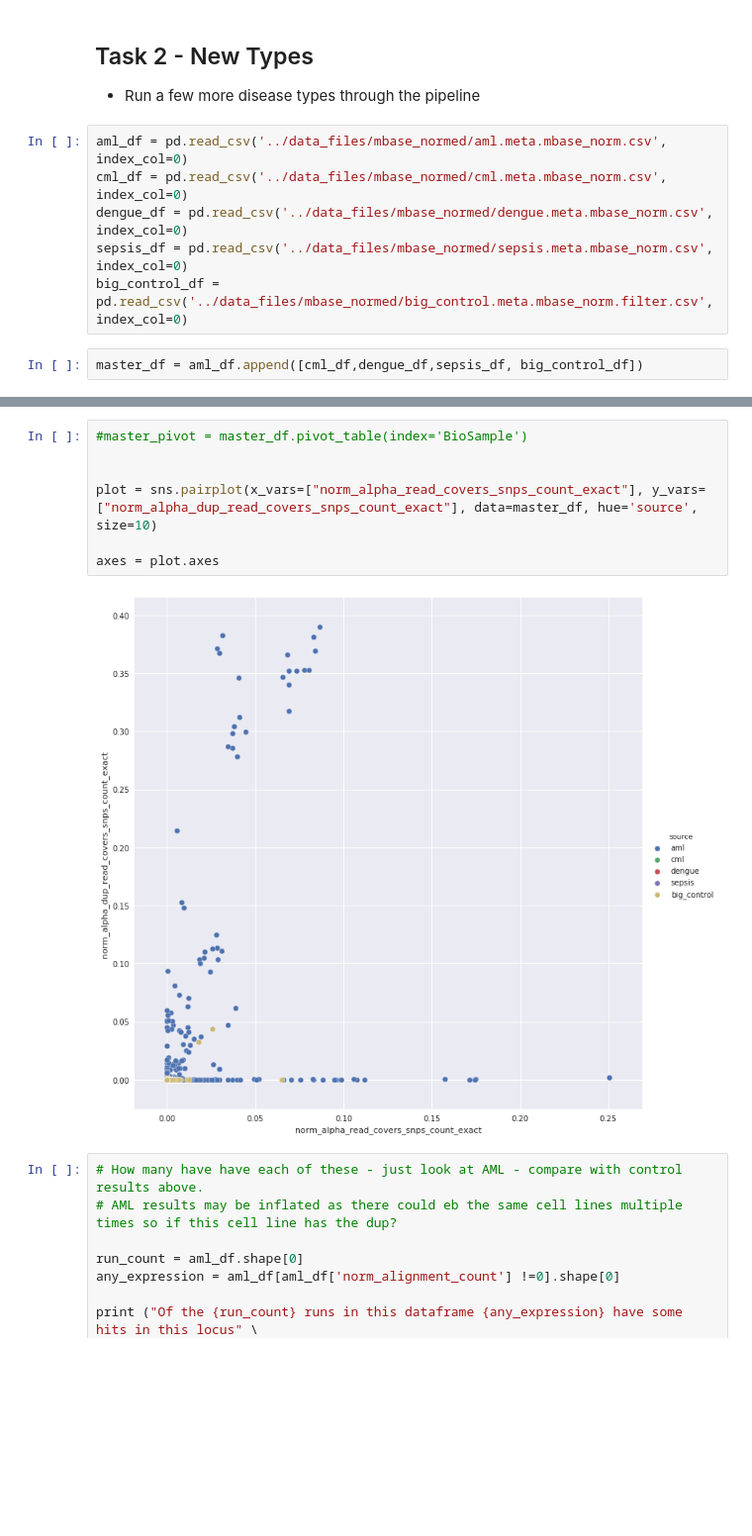
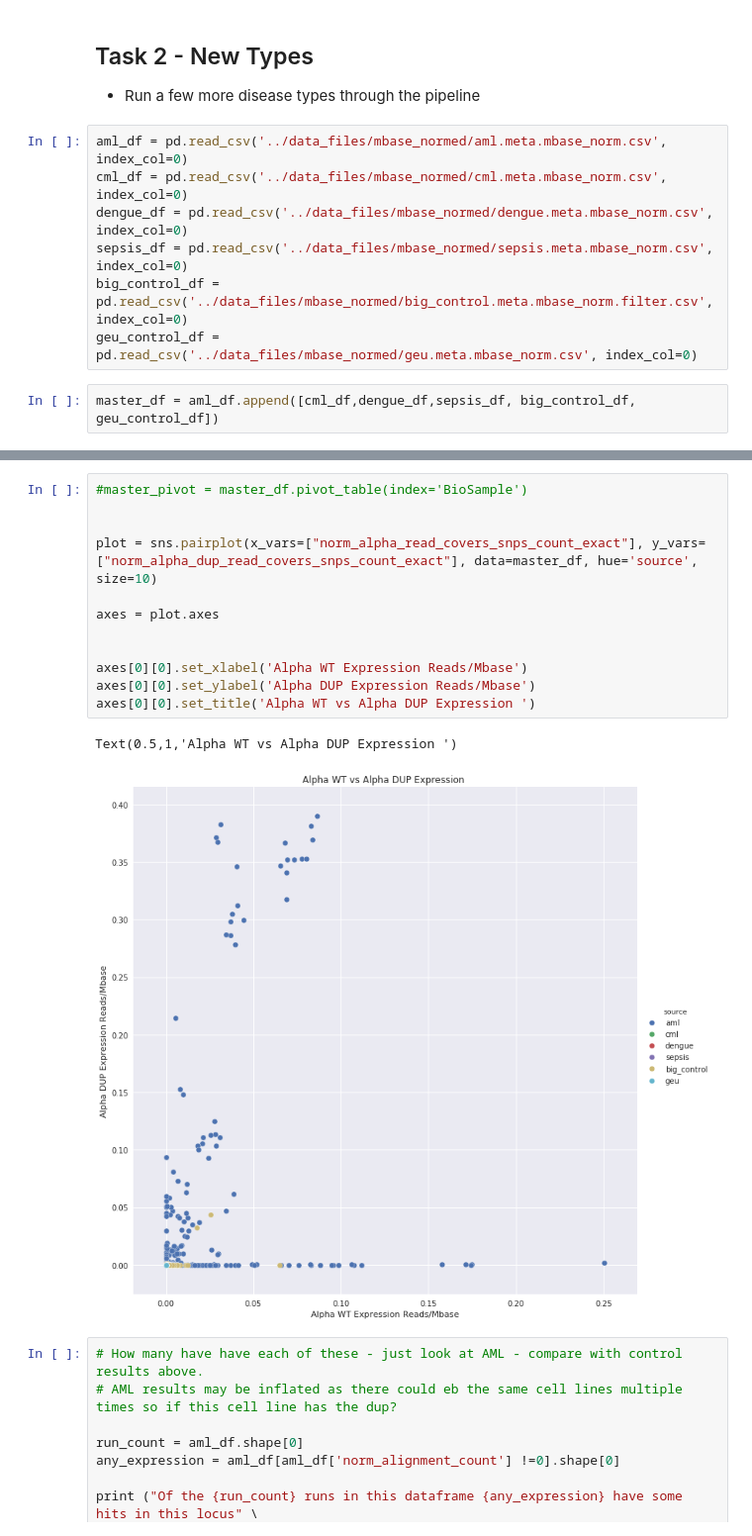
Before and after one commit to NCBI-Hackathons/Tryptase_Duplication, a Jupyter notebook: analysis/notebooks/analysis_for_final_meeting.ipynb, the cells around one changed output, grey strips where cells are left out. Shown: that part at 99% size. Cells and saved outputs as stored; diff of their text form; blank space fills up the shorter version.

```diff
--- a/analysis/notebooks/analysis_for_final_meeting.ipynb
+++ b/analysis/notebooks/analysis_for_final_meeting.ipynb
@@ -330,8 +330,9 @@ cml_df = pd.read_csv('../data_files/mbase_normed/cml.meta.mbase_norm.csv', index
 dengue_df = pd.read_csv('../data_files/mbase_normed/dengue.meta.mbase_norm.csv', index_col=0)
 sepsis_df = pd.read_csv('../data_files/mbase_normed/sepsis.meta.mbase_norm.csv', index_col=0)
 big_control_df = pd.read_csv('../data_files/mbase_normed/big_control.meta.mbase_norm.filter.csv', index_col=0)
+geu_control_df = pd.read_csv('../data_files/mbase_normed/geu.meta.mbase_norm.csv', index_col=0)
 # %%
-master_df = aml_df.append([cml_df,dengue_df,sepsis_df, big_control_df])
+master_df = aml_df.append([cml_df,dengue_df,sepsis_df, big_control_df, geu_control_df])
 # %%
 #How many of each type do we have?
 fig, ax = plt.subplots(figsize=(8,8))
@@ -358,12 +359,18 @@ plt.tight_layout()
 # %%
 #master_pivot = master_df.pivot_table(index='BioSample')
 
 
 plot = sns.pairplot(x_vars=["norm_alpha_read_covers_snps_count_exact"], y_vars=["norm_alpha_dup_read_covers_snps_count_exact"], data=master_df, hue='source', size=10)
 
 axes = plot.axes
+
+
+axes[0][0].set_xlabel('Alpha WT Expression Reads/Mbase')
+axes[0][0].set_ylabel('Alpha DUP Expression Reads/Mbase')
+axes[0][0].set_title('Alpha WT vs Alpha DUP Expression ')
 # %% [output]
+Text(0.5,1,'Alpha WT vs Alpha DUP Expression ')
-[figure, old version]
+[figure, new version]
 # %%
 # How many have have each of these - just look at AML - compare with control results above.
 # AML results may be inflated as there could eb the same cell lines multiple times so if this cell line has the dup?
```
Also changed, not shown: parts of 4 cells of this notebook, 7 other files.
